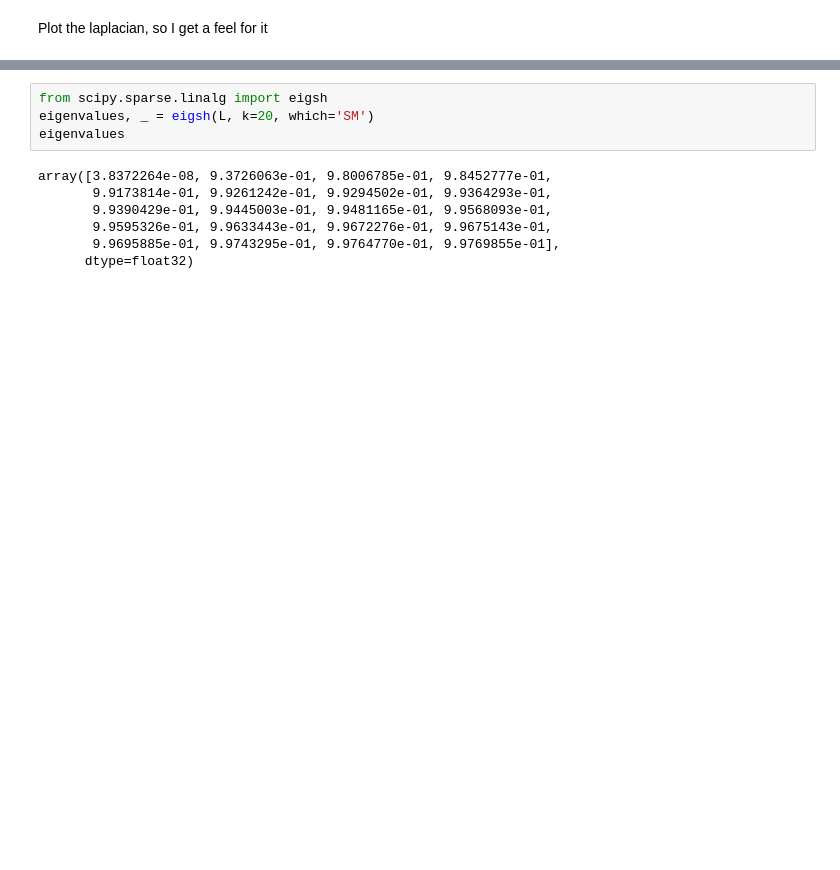
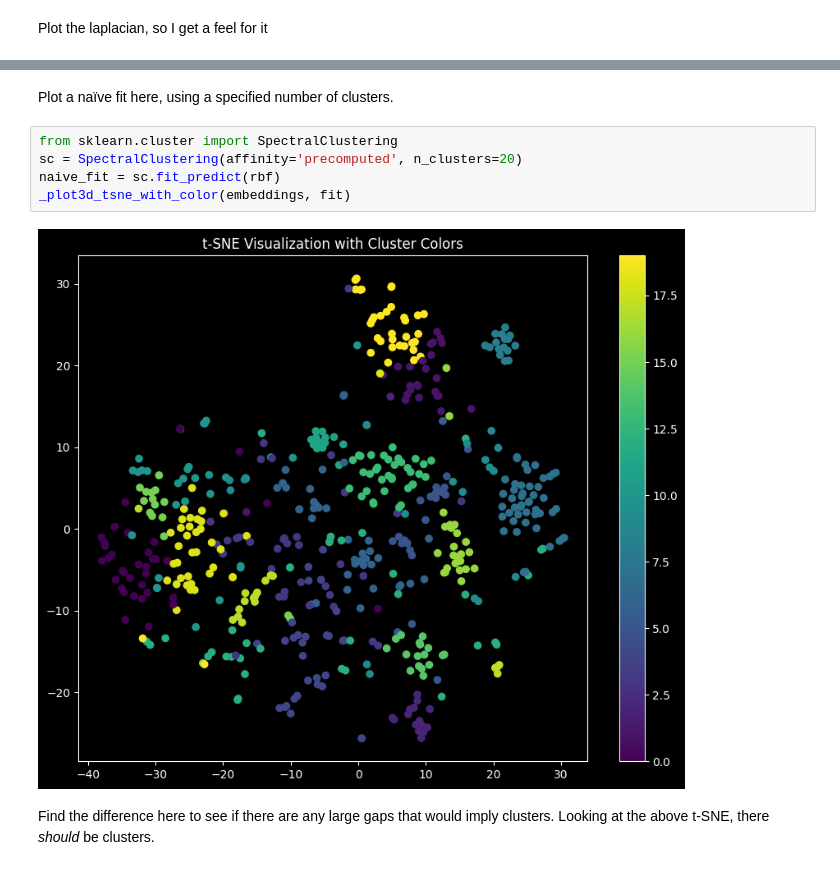
Before and after one commit to freeone3000/bookmark-clustering, a Jupyter notebook: clustering_experiment.ipynb, the cells around one changed output, grey strips where cells are left out. Saved outputs shown, nothing was run; the diff lists cells and outputs as text; blank space fills up the shorter version.

```diff
--- a/clustering_experiment.ipynb
+++ b/clustering_experiment.ipynb
@@ -102,11 +118,11 @@ _plot3d(L_no_diag)
+# %% [markdown]
+Plot a naïve fit here, using a specified number of clusters.
 # %%
-from scipy.sparse.linalg import eigsh
-eigenvalues, _ = eigsh(L, k=20, which='SM')
-eigenvalues
+from sklearn.cluster import SpectralClustering
+sc = SpectralClustering(affinity='precomputed', n_clusters=20)
+naive_fit = sc.fit_predict(rbf)
+_plot3d_tsne_with_color(embeddings, fit)
 # %% [output]
-array([3.8372264e-08, 9.3726063e-01, 9.8006785e-01, 9.8452777e-01,
-       9.9173814e-01, 9.9261242e-01, 9.9294502e-01, 9.9364293e-01,
-       9.9390429e-01, 9.9445003e-01, 9.9481165e-01, 9.9568093e-01,
-       9.9595326e-01, 9.9633443e-01, 9.9672276e-01, 9.9675143e-01,
-       9.9695885e-01, 9.9743295e-01, 9.9764770e-01, 9.9769855e-01],
-      dtype=float32)
+[figure, added]
+# %% [markdown]
+Find the difference here to see if there are any large gaps that would imply clusters. Looking at the above t-SNE, there *should* be clusters.
```
Also changed, not shown: parts of 13 cells of this notebook, 1 other file.
